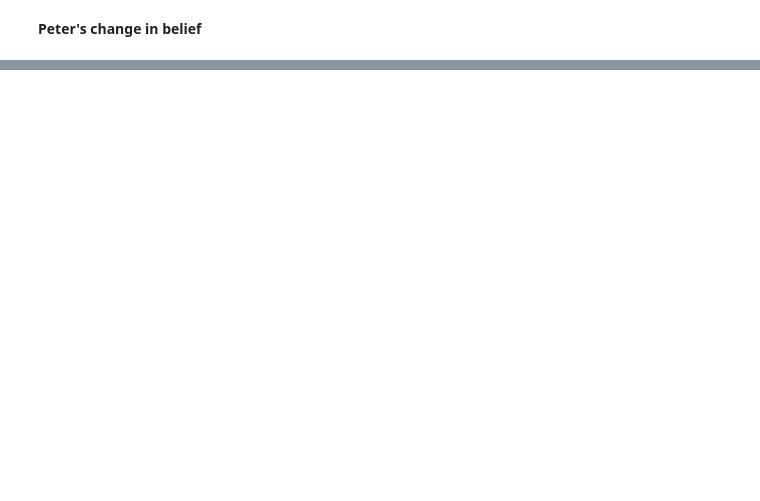
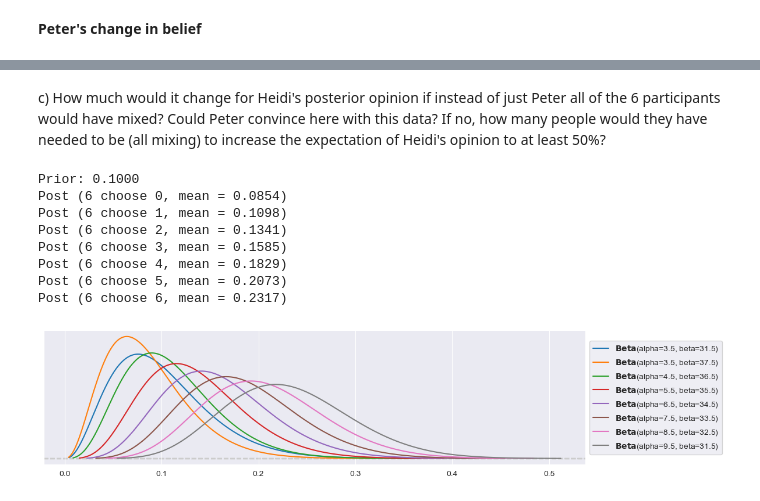
Before and after one commit to marbetschar/ZHAW-Bayesian-Machine-Learning-HS25, a Jupyter notebook: notebooks/week02/Exercises/BML_Exercises_Week_02.ipynb, the cells around one changed output, grey strips where cells are left out. Cells and saved outputs as stored; diff of their text form; code cells hidden in the pictures; blank space fills up the shorter version.

```diff
--- a/notebooks/week02/Exercises/BML_Exercises_Week_02.ipynb
+++ b/notebooks/week02/Exercises/BML_Exercises_Week_02.ipynb
@@ -277,0 +288,27 @@ pz.Beta(post_alpha_peter, post_beta_peter).plot_pdf(figsize=(12, 3), legend="Pos
+# %% [markdown]
+c) How much would it change for Heidi's posterior opinion if instead of just Peter all of the 6 participants would have mixed? Could Peter convince here with this data? If no, how many people would they have needed to be (all mixing) to increase the expectation of Heidi's opinion to at least 50%?
+# %%
+n = 6
+k = 1
+
+prior_heidi = pz.Beta(alpha_heidi, beta_heidi)
+prior_heidi.plot_pdf(figsize=(12, 3))
+print(f"Prior: {prior_heidi.mean():.4f}")
+
+for k in range(n+1):
+    post_alpha_heidi = alpha_heidi + k
+    post_beta_heidi = beta_heidi + n - k
+
+    post_heidi = pz.Beta(post_alpha_heidi, post_beta_heidi)
+    post_heidi.plot_pdf(figsize=(12, 3))
+    print(f"Post ({n} choose {k}, mean = {post_heidi.mean():.4f})")
+# %% [output]
+Prior: 0.1000
+Post (6 choose 0, mean = 0.0854)
+Post (6 choose 1, mean = 0.1098)
+Post (6 choose 2, mean = 0.1341)
+Post (6 choose 3, mean = 0.1585)
+Post (6 choose 4, mean = 0.1829)
+Post (6 choose 5, mean = 0.2073)
+Post (6 choose 6, mean = 0.2317)
+[figure, added]
```
Also changed, not shown: parts of 6 cells of this notebook.
